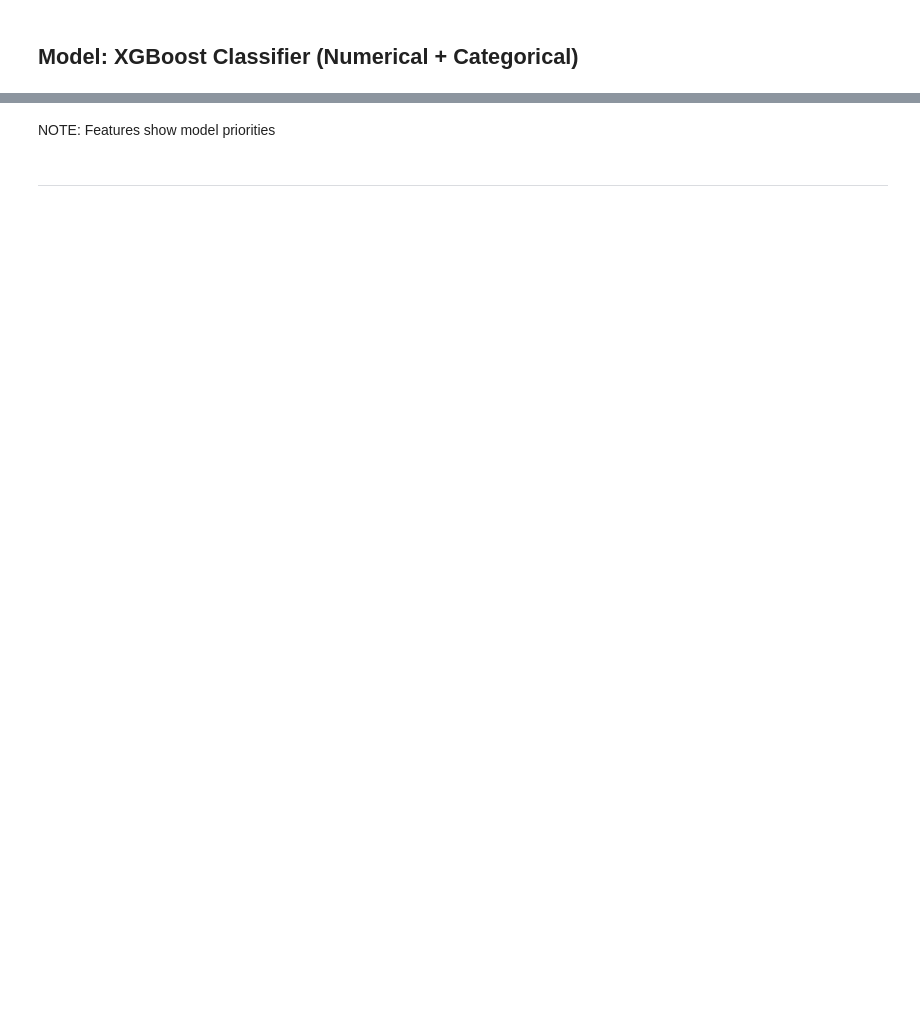
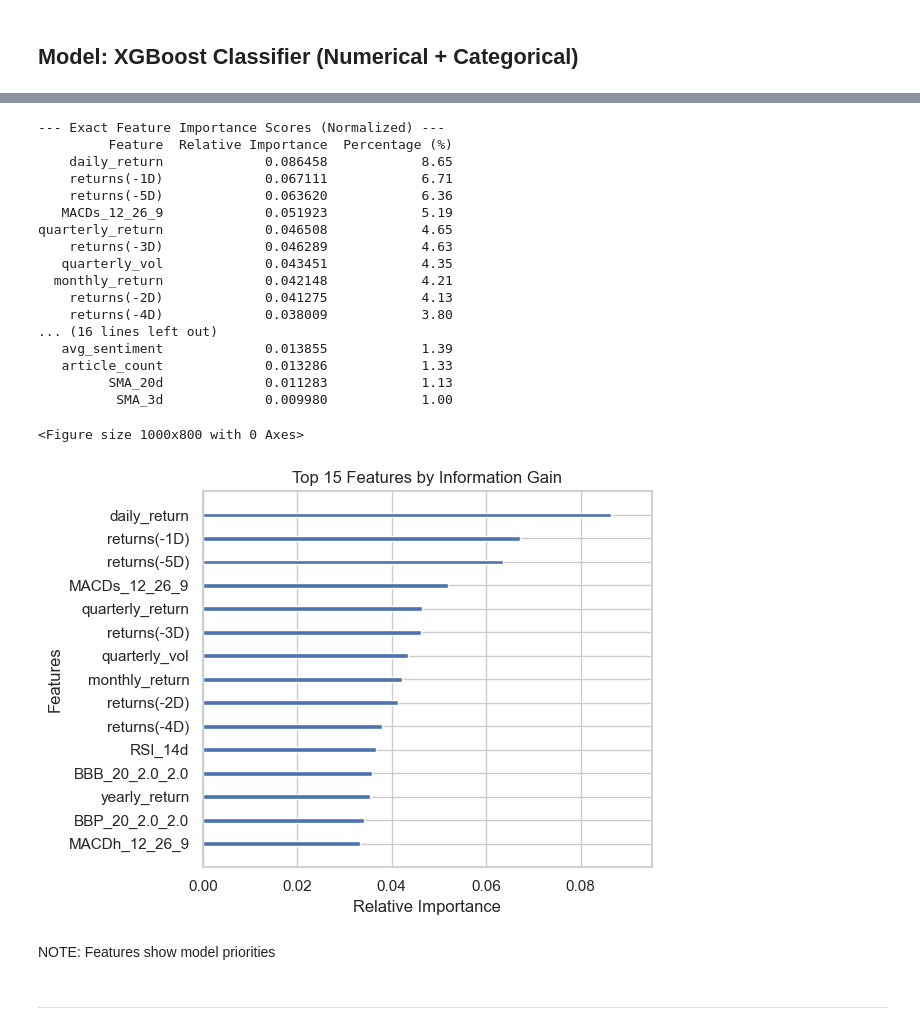
Before and after one commit to jplaceres/S-and-P-500-Stock-Price-Predictor, a Jupyter notebook: sp500_classification_ gdelt_features.ipynb, the cells around one changed output, grey strips where cells are left out. Cells and saved outputs as stored; diff of their text form; code cells hidden in the pictures; blank space fills up the shorter version.

```diff
--- a/sp500_classification_ gdelt_features.ipynb
+++ b/sp500_classification_ gdelt_features.ipynb
@@ -1225,0 +1142,11 @@ KeyError: 'target'
+# %%
+# Generating model with enable_categorical=True and use the 'hist' tree method
+model = xgb.XGBClassifier(
+    n_estimators=50,
+    max_depth=8,
+    learning_rate=0.01,
+    random_state=42,
+    tree_method='hist',
+    enable_categorical=True
+)
+model.fit(X_train_xgb2, y_train_xgb2)
@@ -1252,28 +1195,61 @@ print(f"Brier Score: {brier_score:.4f}")
 # %%
-# 7. Visualize Feature Importance
-# We use 'gain' to see which features actually improved accuracy the most
+# Visualizing Feature Importance
+
+# Get the exact numerical scores for 'gain'
+raw_scores = model.get_booster().get_score(importance_type='gain')
+
+# Normalizing raw scoresto sort in library
+total_gain = sum(raw_scores.values())
+normalized_scores = {feature: (score / total_gain) for feature, score in raw_scores.items()}
+sorted_normalized = dict(sorted(normalized_scores.items(), key=lambda item: item[1], reverse=True))
+
+# Converting the sorted dictionary into a DataFrame
+normalized_df = pd.DataFrame({
+    'Feature': list(sorted_normalized.keys()),
+    'Relative Importance': list(sorted_normalized.values())
+})
+
+# Createing a clean percentage column for easier reading
+normalized_df['Percentage (%)'] = (normalized_df['Relative Importance'] * 100).round(2)
+
+# Print the clean DataFrame without the index numbers
+print("--- Exact Feature Importance Scores (Normalized) ---")
+print(normalized_df.to_string(index=False))
+
+# Displaying importance features
 plt.figure(figsize=(10, 8))
 
-# plot_importance is built directly into the xgboost library
+# Plotting using xgb's built-in plot_importance()
 xgb.plot_importance(
-    model,
-    importance_type='gain',
+    normalized_scores,
     max_num_features=15,       # Change this to see more or fewer features
     show_values=False,         # Hides the raw numbers on the bars for a cleaner look
-    title='Top 15 Features by Information Gain'
+    title='Top 15 Features by Information Gain',
+    xlabel = 'Relative Importance'
 )
 
 plt.tight_layout()
 plt.show()
-
-# Optional: Print the exact numerical scores for 'gain'
-importance_scores = model.get_booster().get_score(importance_type='gain')
-# Sort the dictionary by value in descending order
-sorted_importance = dict(sorted(importance_scores.items(), key=lambda item: item[1], reverse=True))
-
-print("\nExact Feature Importance Scores (Gain):")
-for feature, score in list(sorted_importance.items())[:10]: # Print top 10
-    print(f"{feature}: {score:.4f}")
+# %% [output]
+--- Exact Feature Importance Scores (Normalized) ---
+         Feature  Relative Importance  Percentage (%)
+    daily_return             0.086458            8.65
+    returns(-1D)             0.067111            6.71
+    returns(-5D)             0.063620            6.36
+   MACDs_12_26_9             0.051923            5.19
+quarterly_return             0.046508            4.65
+    returns(-3D)             0.046289            4.63
+   quarterly_vol             0.043451            4.35
+  monthly_return             0.042148            4.21
+    returns(-2D)             0.041275            4.13
+    returns(-4D)             0.038009            3.80
+... (16 lines left out)
+   avg_sentiment             0.013855            1.39
+   article_count             0.013286            1.33
+         SMA_20d             0.011283            1.13
+          SMA_3d             0.009980            1.00
+<Figure size 1000x800 with 0 Axes>
+[figure, added]
 # %% [markdown]
 NOTE: Features show model priorities
 # %% [markdown]
```
Also changed, not shown: parts of 61 cells of this notebook, 1 other file.
